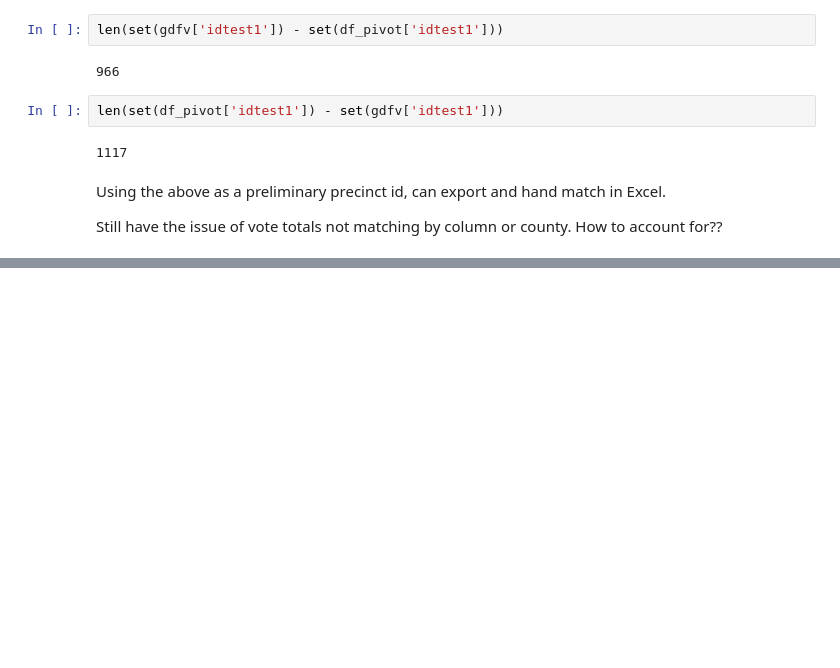
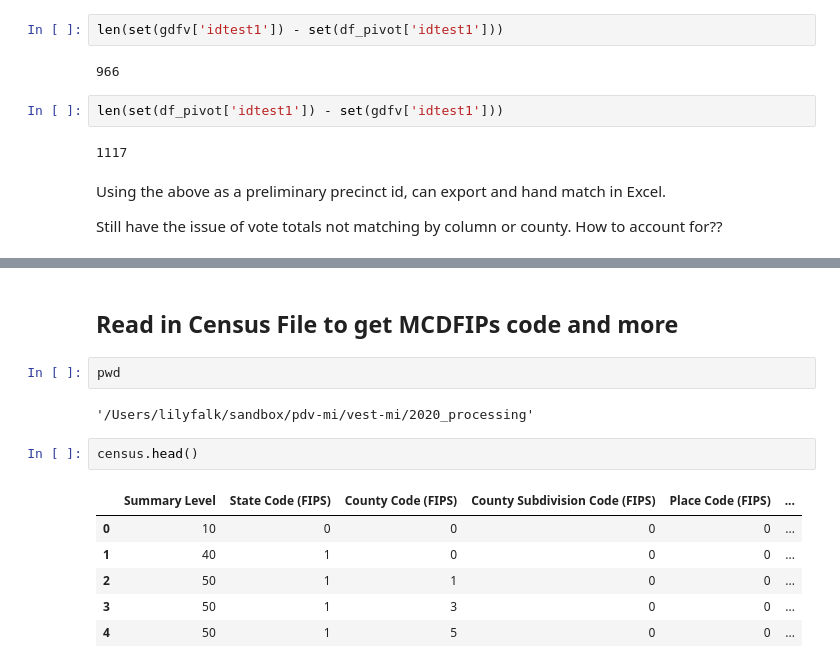
Before and after one commit to nonpartisan-redistricting-datahub/pdv-mi, a Jupyter notebook: vest-mi-2020/vest_mi_2020.ipynb, the cells around one changed output, grey strips where cells are left out. Drawn from its saved outputs; the diff is of its cells as text; blank space fills up the shorter version.

```diff
--- a/vest-mi-2020/vest_mi_2020.ipynb
+++ b/vest-mi-2020/vest_mi_2020.ipynb
@@ -309,0 +395,15 @@ shp.head()
+# %% [markdown]
+## Read in Census File to get MCDFIPs code and more
+# %%
+pwd
+# %% [output]
+'/Users/lilyfalk/sandbox/pdv-mi/vest-mi/2020_processing'
+# %%
+census.head()
+# %% [output]
+|  | Summary Level | State Code (FIPS) | County Code (FIPS) | County Subdivision Code (FIPS) | Place Code (FIPS) | ... |
+| 0 | 10 | 0 | 0 | 0 | 0 | ... |
+| 1 | 40 | 1 | 0 | 0 | 0 | ... |
+| 2 | 50 | 1 | 1 | 0 | 0 | ... |
+| 3 | 50 | 1 | 3 | 0 | 0 | ... |
+| 4 | 50 | 1 | 5 | 0 | 0 | ... |
```
Also changed, not shown: parts of 27 cells of this notebook.
